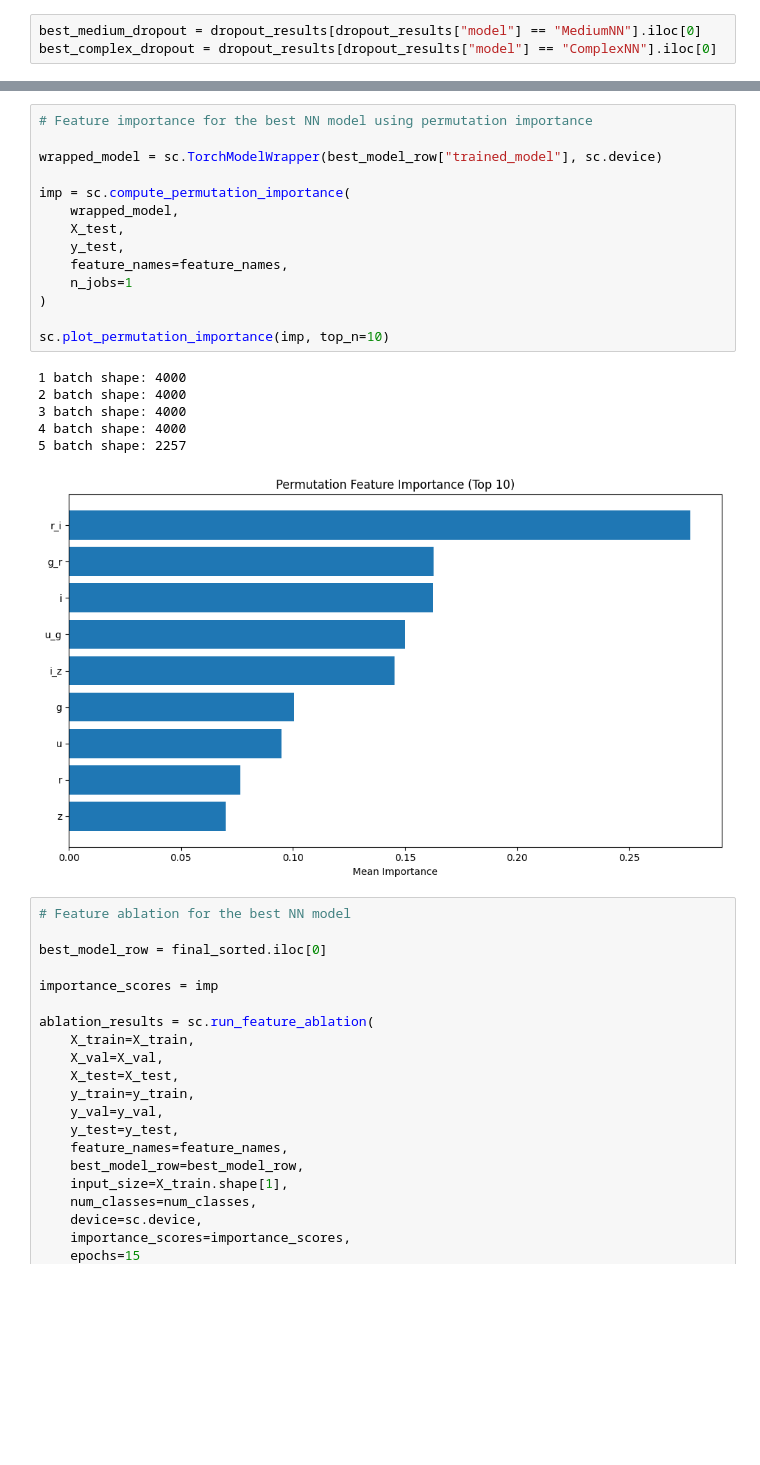
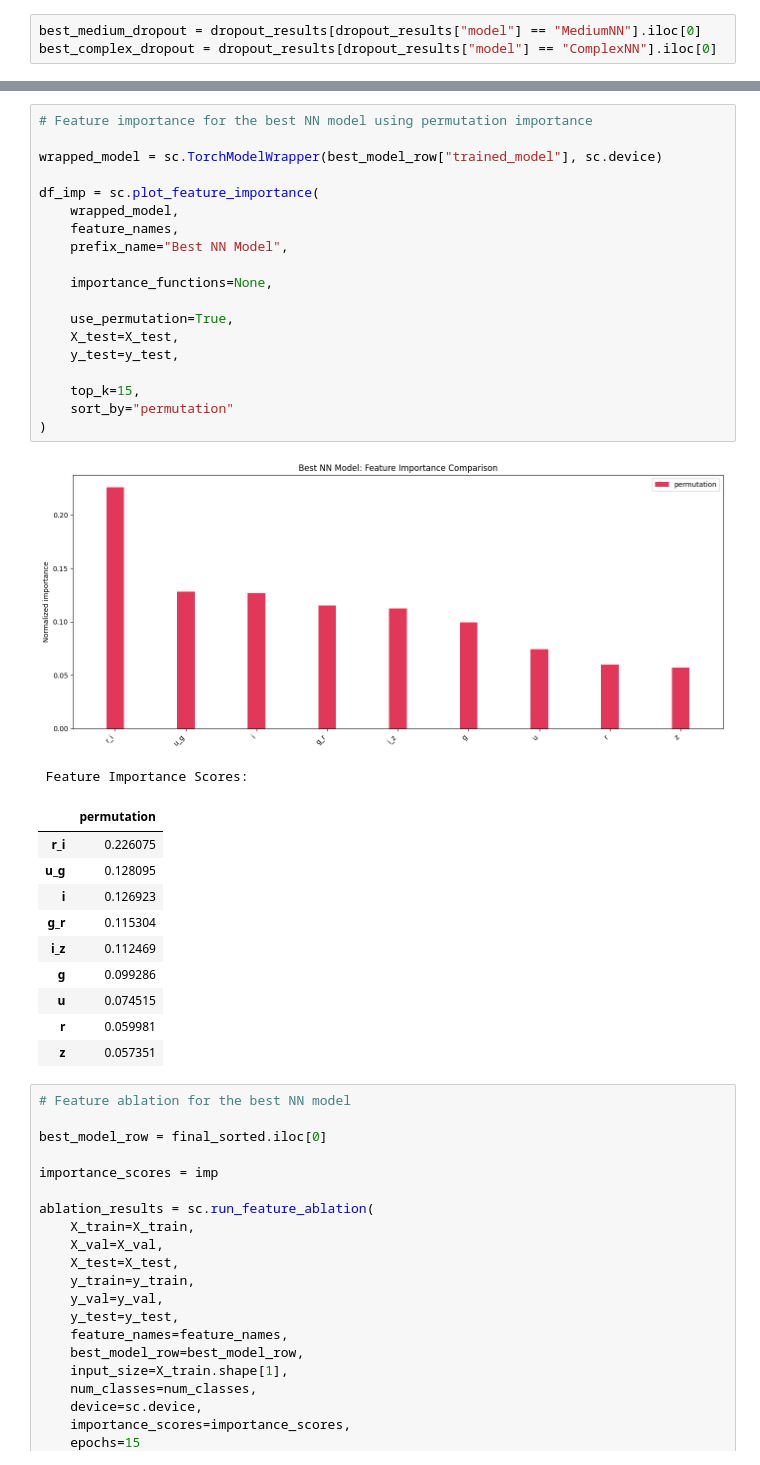
Before and after one commit to nicolomeneguzzo/Computational-Physics-2026, a Jupyter notebook: Astrophysical-Objects-Recognition/notebooks/stellar-classification-and-supervised-learning.ipynb, the cells around one changed output, grey strips where cells are left out. Cells and saved outputs as stored; diff of their text form; blank space fills up the shorter version.

Commit message:
changes to the plots of feature importance

```diff
--- a/Astrophysical-Objects-Recognition/notebooks/stellar-classification-and-supervised-learning.ipynb
+++ b/Astrophysical-Objects-Recognition/notebooks/stellar-classification-and-supervised-learning.ipynb
@@ -728,24 +565,35 @@ sc.plot_training_history(best_model_row["history"], title="Best Model")
-# %%
-# Feature importance for the best NN model using permutation importance
-
-wrapped_model = sc.TorchModelWrapper(best_model_row["trained_model"], sc.device)
-
-imp = sc.compute_permutation_importance(
-    wrapped_model,
-    X_test,
-    y_test,
-    feature_names=feature_names,
-    n_jobs=1
-)
-
-sc.plot_permutation_importance(imp, top_n=10)
-# %% [output]
-1 batch shape: 4000
-2 batch shape: 4000
-3 batch shape: 4000
-4 batch shape: 4000
-5 batch shape: 2257
-[figure, removed]
+# %%
+# Feature importance for the best NN model using permutation importance
+
+wrapped_model = sc.TorchModelWrapper(best_model_row["trained_model"], sc.device)
+
+df_imp = sc.plot_feature_importance(
+    wrapped_model,
+    feature_names,
+    prefix_name="Best NN Model",
+
+    importance_functions=None,
+
+    use_permutation=True,
+    X_test=X_test,
+    y_test=y_test,
+
+    top_k=15,
+    sort_by="permutation"
+)
+# %% [output]
+[figure, added]
+ Feature Importance Scores:
+|  | permutation |
+| r_i | 0.226075 |
+| u_g | 0.128095 |
+| i | 0.126923 |
+| g_r | 0.115304 |
+| i_z | 0.112469 |
+| g | 0.099286 |
+| u | 0.074515 |
+| r | 0.059981 |
+| z | 0.057351 |
 # %%
 # Feature ablation for the best NN model
 
```
Also changed, not shown: parts of 12 cells of this notebook, 2 other files.
